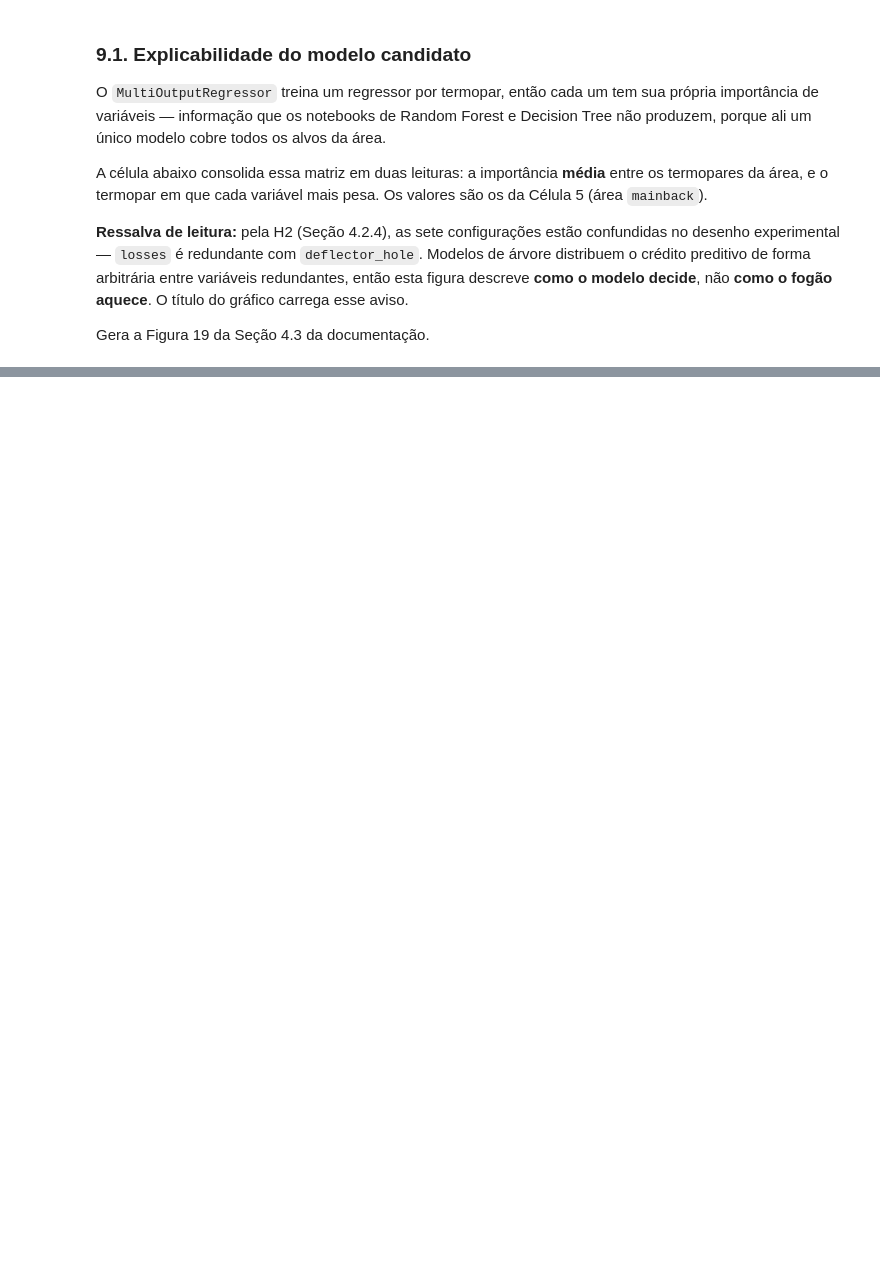
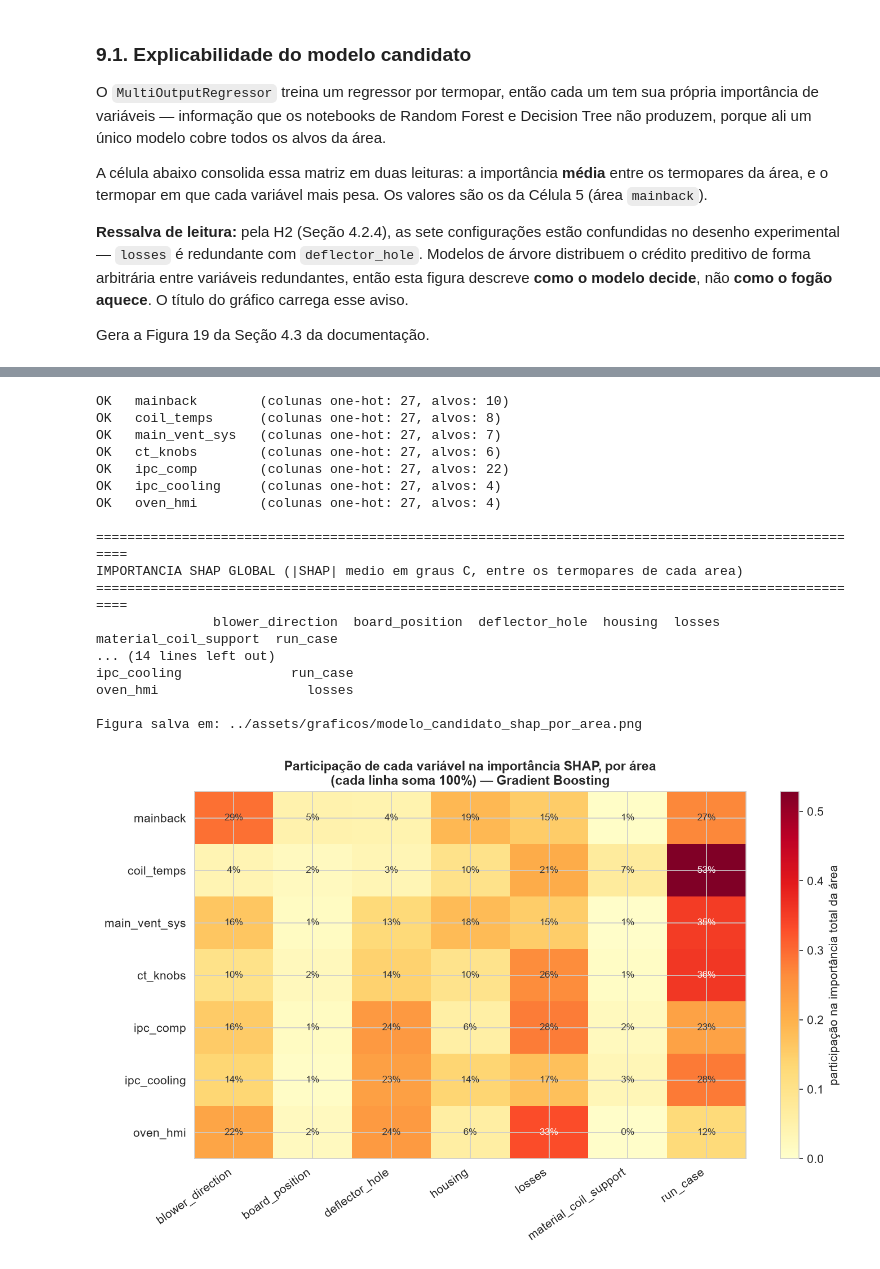
Before and after one commit to nicolas-carrascossa/whirlpool-thermal-predictor, a Jupyter notebook: notebooks/Grad_Boosting_Regre.ipynb, the cells around one changed output, grey strips where cells are left out. Saved outputs shown, nothing was run; the diff lists cells and outputs as text; code cells hidden in the pictures; blank space fills up the shorter version.

```diff
--- a/notebooks/Grad_Boosting_Regre.ipynb
+++ b/notebooks/Grad_Boosting_Regre.ipynb
@@ -1016,0 +1291,79 @@ Figura salva em: ../assets/graficos/modelo_candidato_explicabilidade.png
+# %%
+# ------------------------------------------------------------
+# Figura 23 -- mapa de calor: participacao da importancia SHAP por area
+# ------------------------------------------------------------
+# Estende a Secao 9.2 (que olhava so `mainback`) para as sete areas: reusa o
+# modelo ja treinado de cada setor (Celula 7) e recalcula a importancia SHAP
+# com o mesmo `TreeExplainer` por termopar, normalizando cada linha para
+# somar 100% -- assim a comparacao entre areas e sobre PARTICIPACAO relativa,
+# nao sobre graus C absolutos (que dependem do patamar termico de cada area).
+import shap
+
+IMPORTANCIA_SHAP_POR_AREA = {}
+
+for caminho in PLANILHAS:
+    nome_area = caminho.split("/")[-1].replace("_data.csv", "")
+    X_area, Y_area, alvos_area, dicionario_area, _ = preparar_area(caminho)
+    modelo_area = MODELOS_POR_AREA[nome_area]["modelo"]
+
+    matriz_shap_area = importancia_shap_por_alvo(
+        modelo_area, X_area, VARIAVEIS_INDEPENDENTES, alvos_area
+    )
+    IMPORTANCIA_SHAP_POR_AREA[nome_area] = matriz_shap_area.mean()
+    print(f"OK   {nome_area:15s} (colunas one-hot: {X_area.shape[1]}, alvos: {len(alvos_area)})")
+
+tabela_shap_areas = pd.DataFrame(IMPORTANCIA_SHAP_POR_AREA).T
+
+print("\n" + "=" * 100)
+print("IMPORTANCIA SHAP GLOBAL (|SHAP| medio em graus C, entre os termopares de cada area)")
+print("=" * 100)
+print(tabela_shap_areas.round(3).to_string())
+
+tabela_shap_norm = tabela_shap_areas.div(tabela_shap_areas.sum(axis=1), axis=0)
+
+fig, ax = plt.subplots(figsize=(9.5, 6))
+im = ax.imshow(tabela_shap_norm.values, cmap="YlOrRd", aspect="auto", vmin=0)
+
+ax.set_xticks(range(len(tabela_shap_norm.columns)))
+ax.set_xticklabels(tabela_shap_norm.columns, rotation=35, ha="right")
+ax.set_yticks(range(len(tabela_shap_norm.index)))
+ax.set_yticklabels(tabela_shap_norm.index)
+
+limite_cor = tabela_shap_norm.values.max()
+for i in range(tabela_shap_norm.shape[0]):
+    for j in range(tabela_shap_norm.shape[1]):
+        valor = tabela_shap_norm.values[i, j]
+        cor_texto = "white" if valor > limite_cor * 0.6 else "#333333"
+        ax.text(j, i, f"{valor:.0%}", ha="center", va="center", fontsize=8, color=cor_texto)
+
+ax.set_title("Participa\u00e7\u00e3o de cada vari\u00e1vel na import\u00e2ncia SHAP, por \u00e1rea\n(cada linha soma 100%) \u2014 Gradient Boosting",
+             fontsize=11, fontweight="bold")
+fig.colorbar(im, ax=ax, label="participa\u00e7\u00e3o na import\u00e2ncia total da \u00e1rea")
+plt.tight_layout()
+
+CAMINHO_SHAP_HEATMAP = "../assets/graficos/modelo_candidato_shap_por_area.png"
+fig.savefig(CAMINHO_SHAP_HEATMAP, dpi=150, bbox_inches="tight", facecolor="white")
+plt.show()
+
+print("\nVariavel mais importante por area:")
+print(tabela_shap_norm.idxmax(axis=1).to_string())
+print(f"\nFigura salva em: {CAMINHO_SHAP_HEATMAP}")
+# %% [output]
+OK   mainback        (colunas one-hot: 27, alvos: 10)
+OK   coil_temps      (colunas one-hot: 27, alvos: 8)
+OK   main_vent_sys   (colunas one-hot: 27, alvos: 7)
+OK   ct_knobs        (colunas one-hot: 27, alvos: 6)
+OK   ipc_comp        (colunas one-hot: 27, alvos: 22)
+OK   ipc_cooling     (colunas one-hot: 27, alvos: 4)
+OK   oven_hmi        (colunas one-hot: 27, alvos: 4)
+
+====================================================================================================
+IMPORTANCIA SHAP GLOBAL (|SHAP| medio em graus C, entre os termopares de cada area)
+====================================================================================================
+               blower_direction  board_position  deflector_hole  housing  losses  material_coil_support  run_case
+... (14 lines left out)
+ipc_cooling              run_case
+oven_hmi                   losses
+
+Figura salva em: ../assets/graficos/modelo_candidato_shap_por_area.png
+[figure, added]
```
Also changed, not shown: parts of 11 cells of this notebook, 11 other files.
